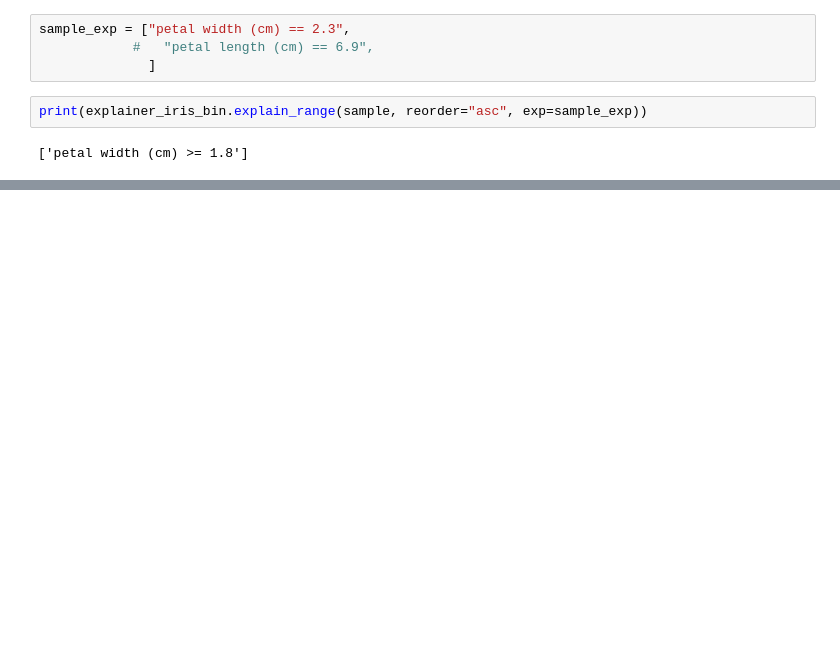
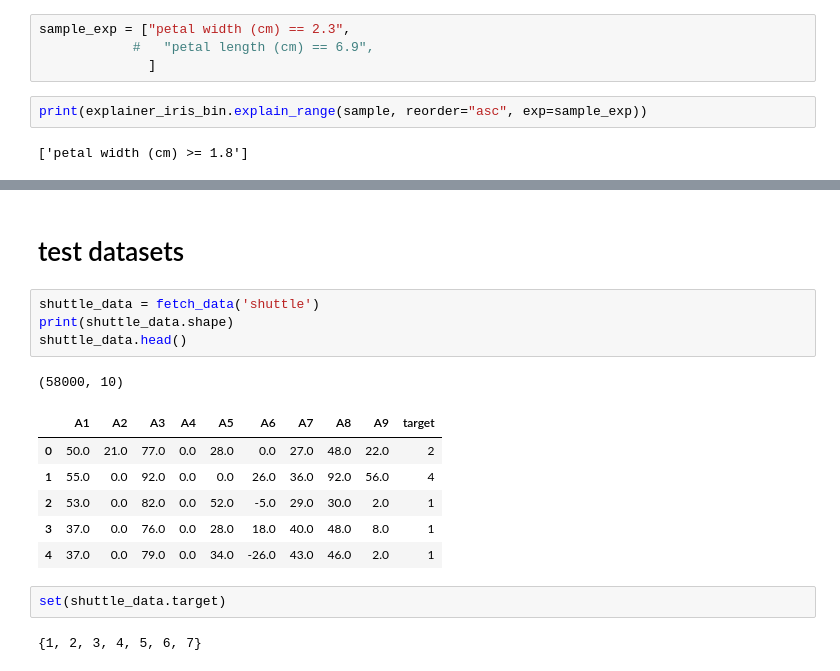
Before and after one commit to LogicExplainML-LEML/LogicExplainML, a Jupyter notebook: notebooks/expanding delta/xgb_range_multiclass.ipynb, the cells around one changed output, grey strips where cells are left out. Cells and saved outputs as stored; diff of their text form; blank space fills up the shorter version.

```diff
--- a/notebooks/expanding delta/xgb_range_multiclass.ipynb
+++ b/notebooks/expanding delta/xgb_range_multiclass.ipynb
@@ -505,0 +544,18 @@ print(explainer_iris_bin.explain_range(sample, reorder="asc", exp=sample_exp))
+# %% [markdown]
+# test datasets
+# %%
+shuttle_data = fetch_data('shuttle')
+print(shuttle_data.shape)
+shuttle_data.head()
+# %% [output]
+(58000, 10)
+|  | A1 | A2 | A3 | A4 | A5 | A6 | A7 | A8 | A9 | target |
+| 0 | 50.0 | 21.0 | 77.0 | 0.0 | 28.0 | 0.0 | 27.0 | 48.0 | 22.0 | 2 |
+| 1 | 55.0 | 0.0 | 92.0 | 0.0 | 0.0 | 26.0 | 36.0 | 92.0 | 56.0 | 4 |
+| 2 | 53.0 | 0.0 | 82.0 | 0.0 | 52.0 | -5.0 | 29.0 | 30.0 | 2.0 | 1 |
+| 3 | 37.0 | 0.0 | 76.0 | 0.0 | 28.0 | 18.0 | 40.0 | 48.0 | 8.0 | 1 |
+| 4 | 37.0 | 0.0 | 79.0 | 0.0 | 34.0 | -26.0 | 43.0 | 46.0 | 2.0 | 1 |
+# %%
+set(shuttle_data.target)
+# %% [output]
+{1, 2, 3, 4, 5, 6, 7}
```
Also changed, not shown: parts of 16 cells of this notebook.
